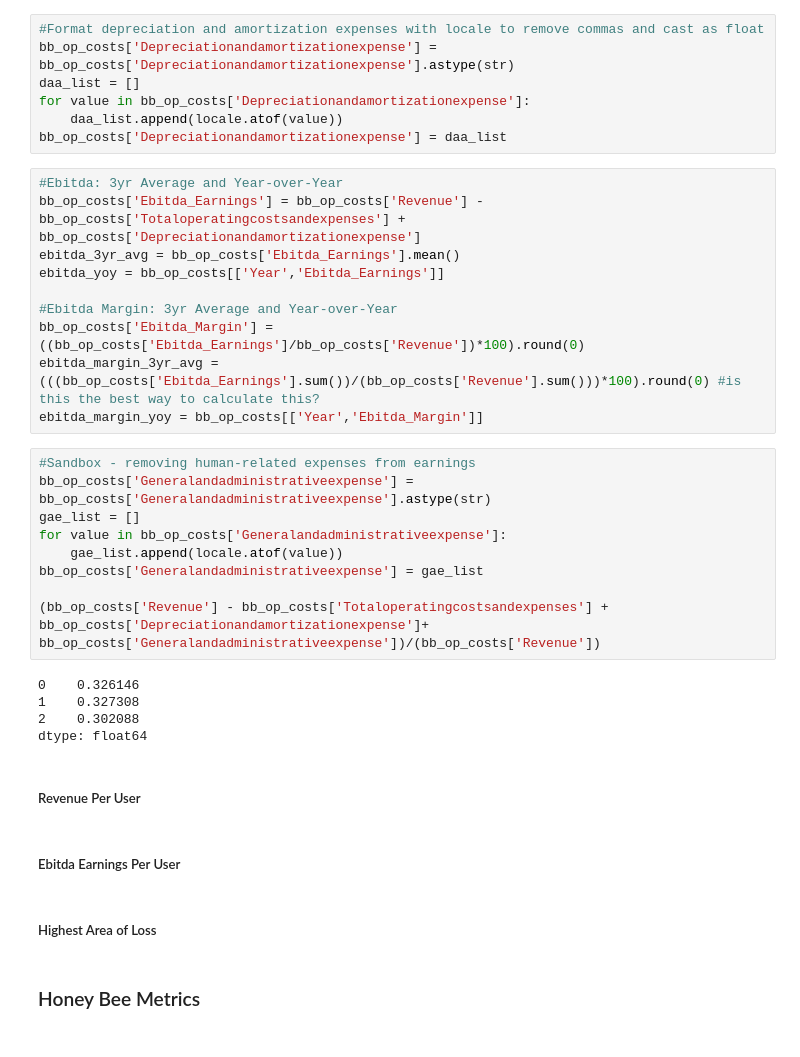
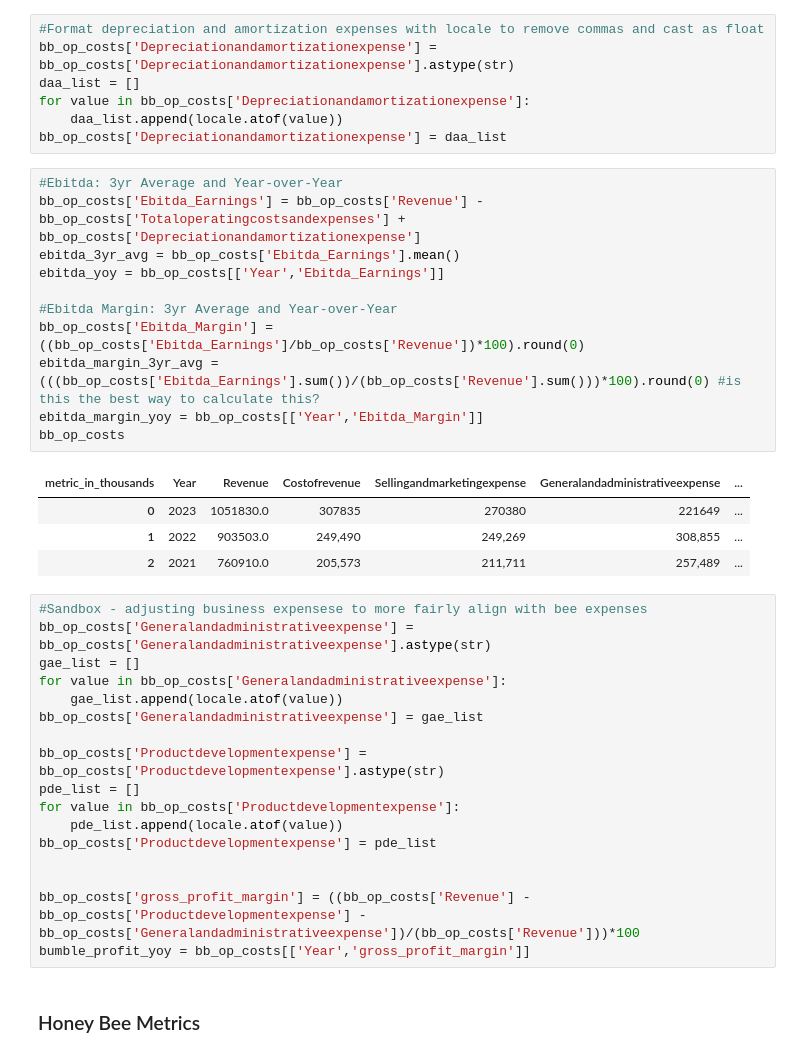
Before and after one commit to aubreepiep/bumble-vs-honeybees, a Jupyter notebook: notebooks/Capstone.ipynb, the cells around one changed output. Drawn from its saved outputs; the diff is of its cells as text.

```diff
--- a/notebooks/Capstone.ipynb
+++ b/notebooks/Capstone.ipynb
@@ -67,33 +59,36 @@ bb_op_costs['Depreciationandamortizationexpense'] = daa_list
 # %%
 #Ebitda: 3yr Average and Year-over-Year
 bb_op_costs['Ebitda_Earnings'] = bb_op_costs['Revenue'] - bb_op_costs['Totaloperatingcostsandexpenses'] + bb_op_costs['Depreciationandamortizationexpense']
 ebitda_3yr_avg = bb_op_costs['Ebitda_Earnings'].mean()
 ebitda_yoy = bb_op_costs[['Year','Ebitda_Earnings']]
 
 #Ebitda Margin: 3yr Average and Year-over-Year
 bb_op_costs['Ebitda_Margin'] = ((bb_op_costs['Ebitda_Earnings']/bb_op_costs['Revenue'])*100).round(0)
 ebitda_margin_3yr_avg = (((bb_op_costs['Ebitda_Earnings'].sum())/(bb_op_costs['Revenue'].sum()))*100).round(0) #is this the best way to calculate this?
 ebitda_margin_yoy = bb_op_costs[['Year','Ebitda_Margin']]
+bb_op_costs
+# %% [output]
+| metric_in_thousands | Year | Revenue | Costofrevenue | Sellingandmarketingexpense | Generalandadministrativeexpense | ... |
+| 0 | 2023 | 1051830.0 | 307835 | 270380 | 221649 | ... |
+| 1 | 2022 | 903503.0 | 249,490 | 249,269 | 308,855 | ... |
+| 2 | 2021 | 760910.0 | 205,573 | 211,711 | 257,489 | ... |
 # %%
-#Sandbox - removing human-related expenses from earnings
+#Sandbox - adjusting business expensese to more fairly align with bee expenses
 bb_op_costs['Generalandadministrativeexpense'] = bb_op_costs['Generalandadministrativeexpense'].astype(str)
 gae_list = []
 for value in bb_op_costs['Generalandadministrativeexpense']:
     gae_list.append(locale.atof(value))
 bb_op_costs['Generalandadministrativeexpense'] = gae_list
 
-(bb_op_costs['Revenue'] - bb_op_costs['Totaloperatingcostsandexpenses'] + bb_op_costs['Depreciationandamortizationexpense']+ bb_op_costs['Generalandadministrativeexpense'])/(bb_op_costs['Revenue'])
+bb_op_costs['Productdevelopmentexpense'] = bb_op_costs['Productdevelopmentexpense'].astype(str)
+pde_list = []
+for value in bb_op_costs['Productdevelopmentexpense']:
+    pde_list.append(locale.atof(value))
+bb_op_costs['Productdevelopmentexpense'] = pde_list
+
+
+bb_op_costs['gross_profit_margin'] = ((bb_op_costs['Revenue'] - bb_op_costs['Productdevelopmentexpense'] - bb_op_costs['Generalandadministrativeexpense'])/(bb_op_costs['Revenue']))*100
+bumble_profit_yoy = bb_op_costs[['Year','gross_profit_margin']]
-# %% [output]
-0    0.326146
-1    0.327308
-2    0.302088
-dtype: float64
-# %% [markdown]
-##### Revenue Per User
-# %% [markdown]
-##### Ebitda Earnings Per User
-# %% [markdown]
-##### Highest Area of Loss
 # %% [markdown]
 ### Honey Bee Metrics
 # %%
```
Also changed, not shown: parts of 24 cells of this notebook, 2 other files.
